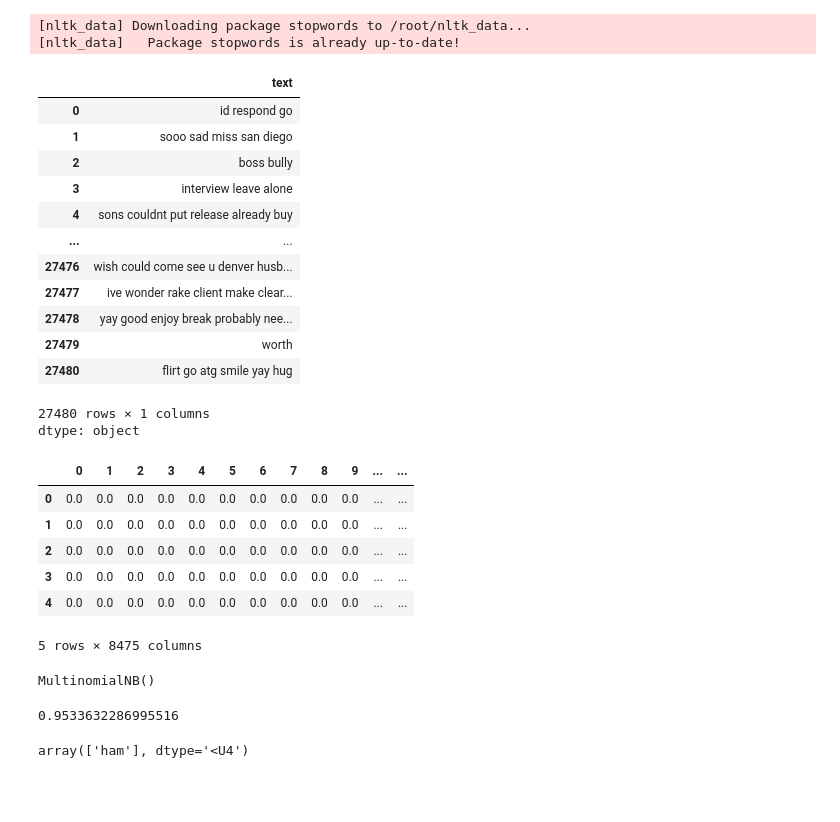
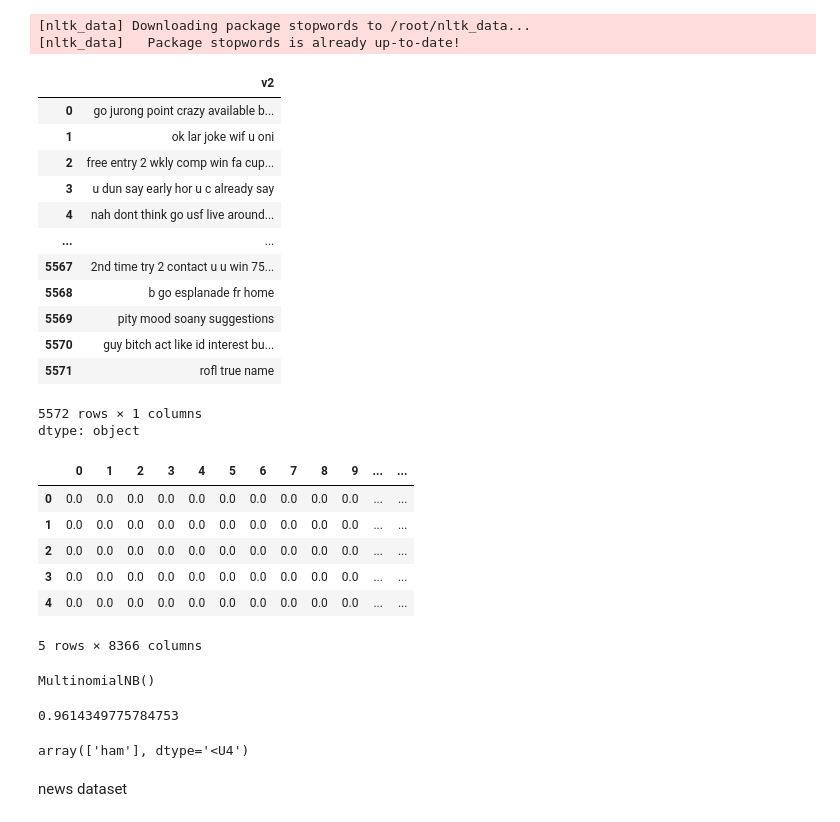
Before and after one commit to Nav-ee-n/nlp-practice, a Jupyter notebook: nlp.ipynb, the cells around one changed output. Drawn from its saved outputs; the diff is of its cells as text; code cells hidden in the pictures; blank space fills up the shorter version.

```diff
--- a/nlp.ipynb
+++ b/nlp.ipynb
@@ -530,22 +530,22 @@ sw=stopwords.words('english')
 [nltk_data] Downloading package stopwords to /root/nltk_data...
 [nltk_data]   Package stopwords is already up-to-date!
 # %%
-tweets = tweets.apply(lambda x: " ".join([i.lower() for i in x.split() if i not in sw]))
-tweets
+text=text.apply(lambda x: " ".join([i.lower() for i in x.split() if i not in sw]))
+text
 # %% [output]
-|  | text |
-| 0 | id respond go |
-| 1 | sooo sad miss san diego |
-| 2 | boss bully |
-| 3 | interview leave alone |
-| 4 | sons couldnt put release already buy |
+|  | v2 |
+| 0 | go jurong point crazy available b... |
+| 1 | ok lar joke wif u oni |
+| 2 | free entry 2 wkly comp win fa cup... |
+| 3 | u dun say early hor u c already say |
+| 4 | nah dont think go usf live around... |
 | ... | ... |
-| 27476 | wish could come see u denver husb... |
-| 27477 | ive wonder rake client make clear... |
-| 27478 | yay good enjoy break probably nee... |
-| 27479 | worth |
-| 27480 | flirt go atg smile yay hug |
+| 5567 | 2nd time try 2 contact u u win 75... |
+| 5568 | b go esplanade fr home |
+| 5569 | pity mood soany suggestions |
+| 5570 | guy bitch act like id interest bu... |
+| 5571 | rofl true name |
-27480 rows × 1 columns
+5572 rows × 1 columns
 dtype: object
 # %%
 from sklearn.feature_extraction.text import TfidfVectorizer
@@ -568,7 +568,7 @@ df1.head()
 | 2 | 0.0 | 0.0 | 0.0 | 0.0 | 0.0 | 0.0 | 0.0 | 0.0 | 0.0 | 0.0 | ... | ... |
 | 3 | 0.0 | 0.0 | 0.0 | 0.0 | 0.0 | 0.0 | 0.0 | 0.0 | 0.0 | 0.0 | ... | ... |
 | 4 | 0.0 | 0.0 | 0.0 | 0.0 | 0.0 | 0.0 | 0.0 | 0.0 | 0.0 | 0.0 | ... | ... |
-5 rows × 8475 columns
+5 rows × 8366 columns
 # %%
 from sklearn.model_selection import train_test_split
 
@@ -588,7 +588,7 @@ from sklearn.metrics import accuracy_score
 
 print(accuracy_score(y_test,y_predict))
 # %% [output]
-0.9533632286995516
+0.9614349775784753
 # %%
 new=['You are employed']
 
@@ -597,3 +597,5 @@ t=tfidf.transform(new)
 nb.predict(t)
 # %% [output]
 array(['ham'], dtype='<U4')
+# %% [markdown]
+news dataset
```
Also changed, not shown: parts of 19 cells of this notebook.
